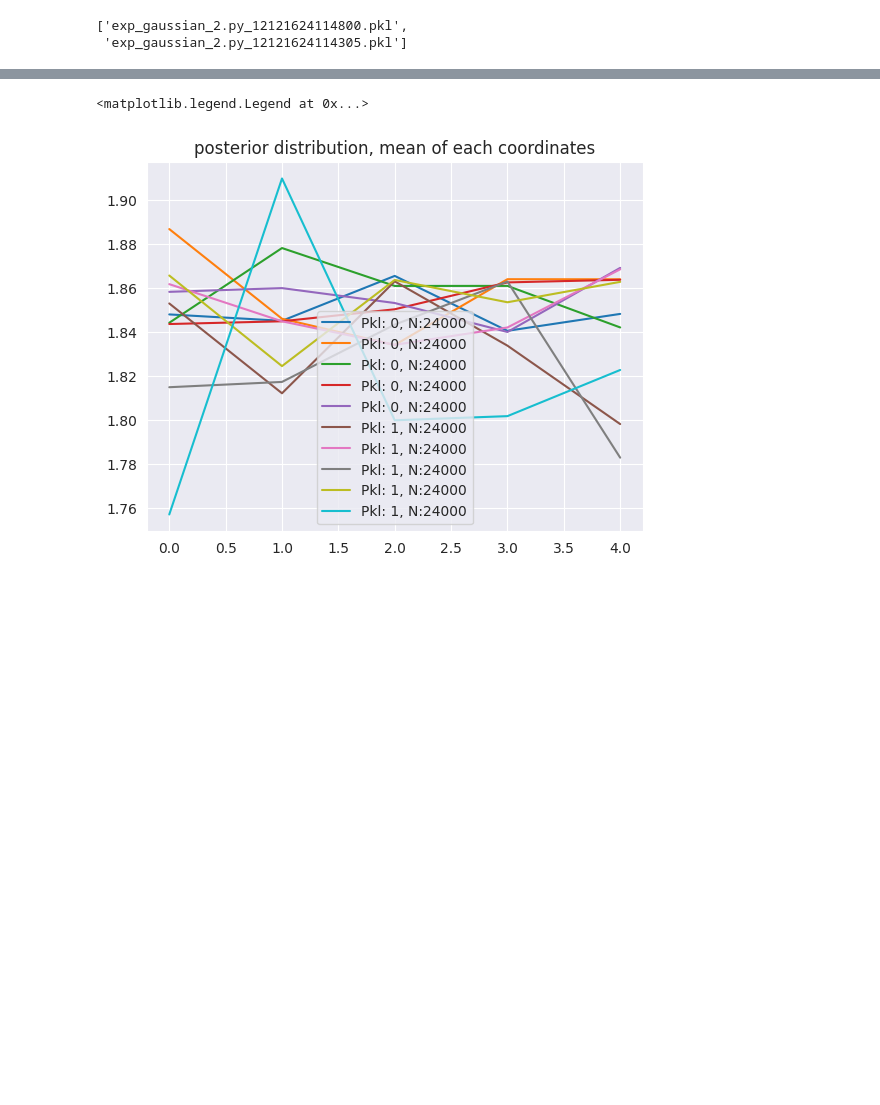
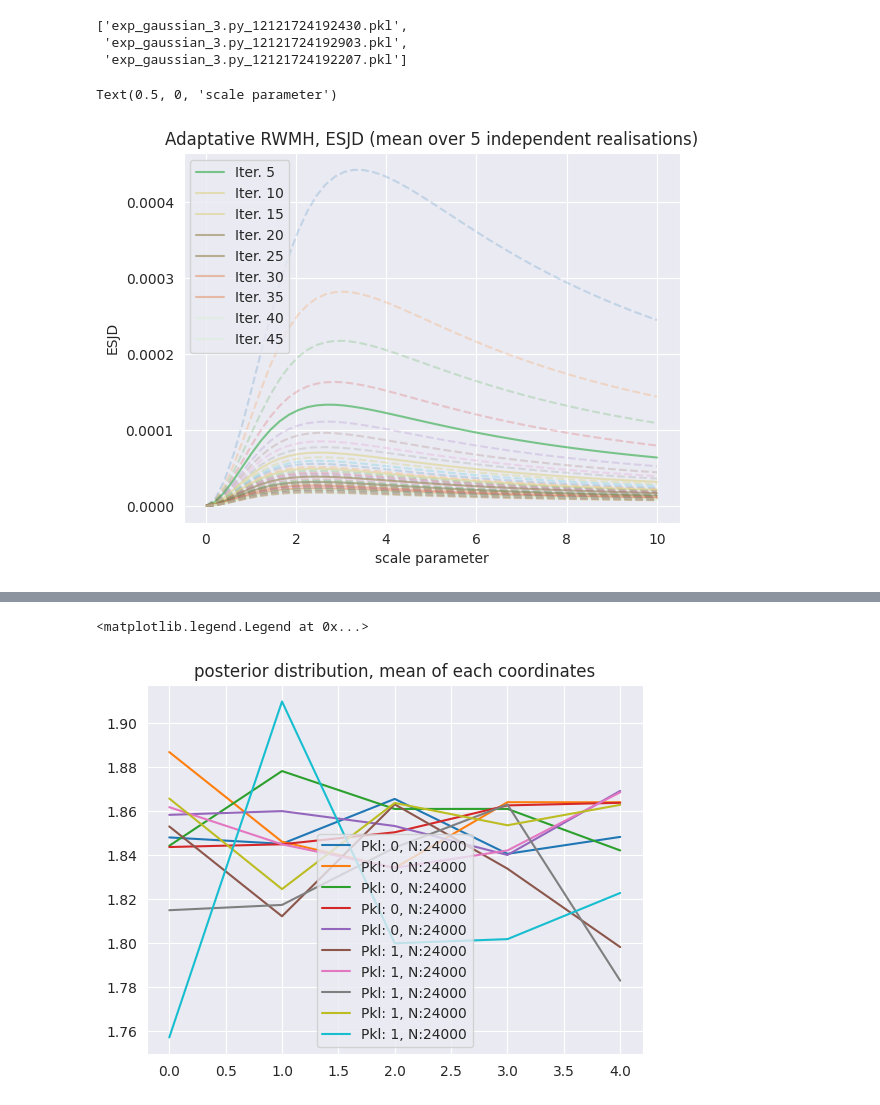
Before and after one commit to ylefay/adaptive_smc_tempering, a Jupyter notebook: adaptative_smc/read.ipynb, the cells around one changed output, grey strips where cells are left out. Saved outputs shown, nothing was run; the diff lists cells and outputs as text; code cells hidden in the pictures; blank space fills up the shorter version.

```diff
--- a/adaptative_smc/read.ipynb
+++ b/adaptative_smc/read.ipynb
@@ -11,8 +12,36 @@ for file in os.listdir("./"):
         PKLs.append(pickle.load(open(file, "rb")))
         PKL_titles.append(str(file))
 n = len(PKLs)
+# %%
+PKL_titles
+# %% [output]
+['exp_gaussian_3.py_12121724192430.pkl',
+ 'exp_gaussian_3.py_12121724192903.pkl',
+ 'exp_gaussian_3.py_12121724192207.pkl']
 # %%
-PKL_titles
+GRID_ESJD = jnp.linspace(0.01, 10, 50)
+
+NUM_COLORS = 30
+color_set = set()
+while len(color_set)<NUM_COLORS:
+    random_integers = [np.random.randint(0, 255)/255 for _ in range(3)]
+    color_set.add(tuple(random_integers))
+
+
+color_set = list(color_set)
+color_set = [tuple(n) for n in color_set]
+color_set
+idx = 1
+mpm1 = PKLs[idx]['res'][idx].shape[2]*(PKLs[idx]['res'][0].shape[3]-1)
+for j in range(1, PKLs[idx]['res'][5].shape[1]):
+    if j % 5 ==0:
+        plt.plot(GRID_ESJD, PKLs[idx]['res'][5].mean(axis=0)[j,:]/mpm1, label=f"Iter. {str(j)}", alpha=0.5, color=color_set[j//10], linestyle="solid")
+    else:
+        plt.plot(GRID_ESJD, PKLs[idx]['res'][5].mean(axis=0)[j,:]/mpm1, alpha=0.2, linestyle="--")
+plt.legend()
+plt.title("Adaptative RWMH, ESJD (mean over 5 independent realisations)")
+plt.ylabel("ESJD")
+plt.xlabel("scale parameter")
 # %% [output]
-['exp_gaussian_2.py_12121624114800.pkl',
- 'exp_gaussian_2.py_12121624114305.pkl']
+Text(0.5, 0, 'scale parameter')
+[figure, added]
```
Also changed, not shown: parts of 5 cells of this notebook, 6 other files.
